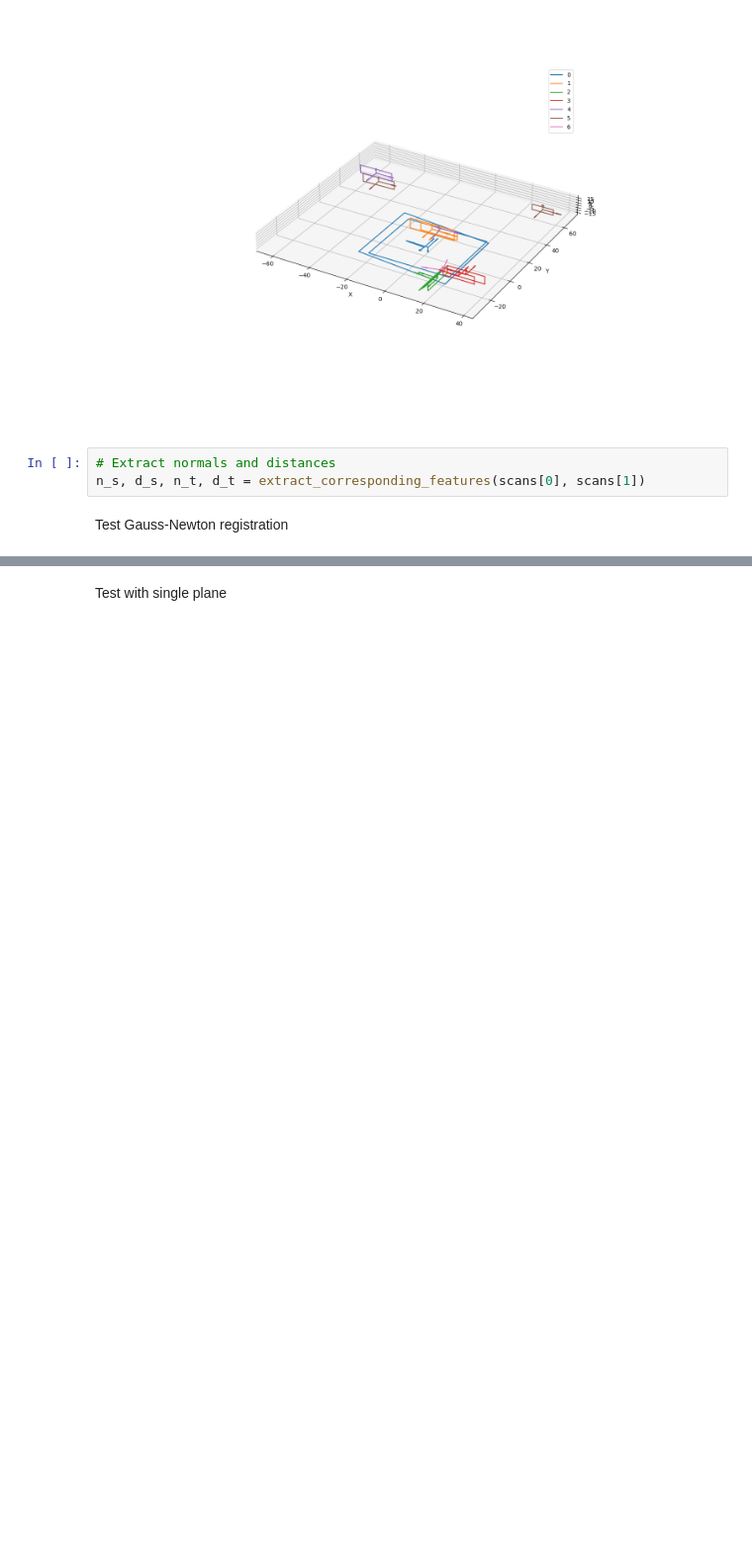
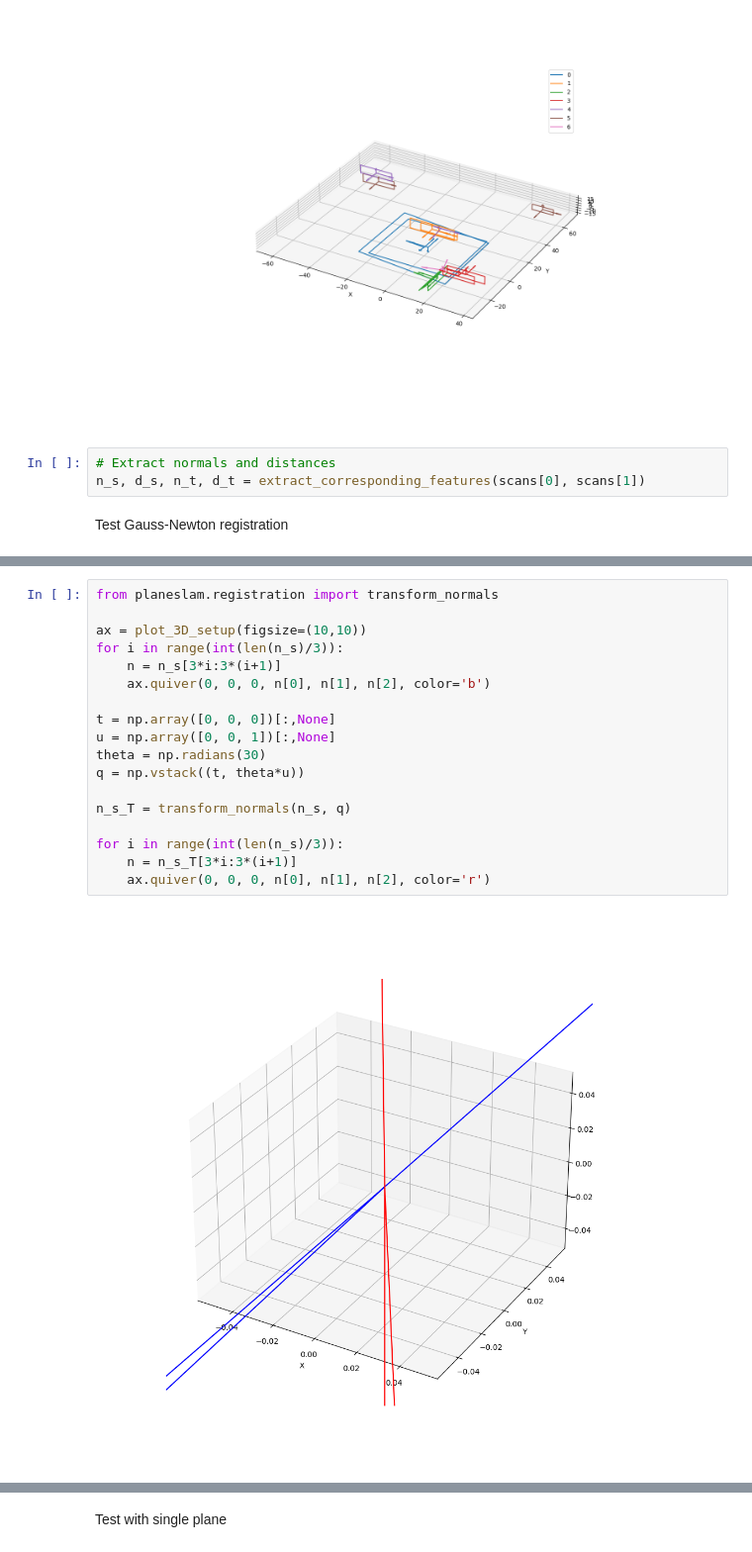
Before and after one commit to Stanford-NavLab/planeslam, a Jupyter notebook: notebooks/registration/gauss_newton_plane_registration.ipynb, the cells around one changed output, grey strips where cells are left out. Shown at 99% size. Drawn from its saved outputs; the diff is of its cells as text; blank space fills up the shorter version.

```diff
--- a/notebooks/registration/gauss_newton_plane_registration.ipynb
+++ b/notebooks/registration/gauss_newton_plane_registration.ipynb
@@ -181 +61,21 @@ def jacobian(n_s, n_q):
+# %%
+from planeslam.registration import transform_normals
+
+ax = plot_3D_setup(figsize=(10,10))
+for i in range(int(len(n_s)/3)):
+    n = n_s[3*i:3*(i+1)]
+    ax.quiver(0, 0, 0, n[0], n[1], n[2], color='b')
+
+t = np.array([0, 0, 0])[:,None]
+u = np.array([0, 0, 1])[:,None]
+theta = np.radians(30)
+q = np.vstack((t, theta*u))
+
+n_s_T = transform_normals(n_s, q)
+
+for i in range(int(len(n_s)/3)):
+    n = n_s_T[3*i:3*(i+1)]
+    ax.quiver(0, 0, 0, n[0], n[1], n[2], color='r')
+# %% [output]
+[figure, added]
 # %%
```
Also changed, not shown: parts of 11 cells of this notebook, 3 other files.
